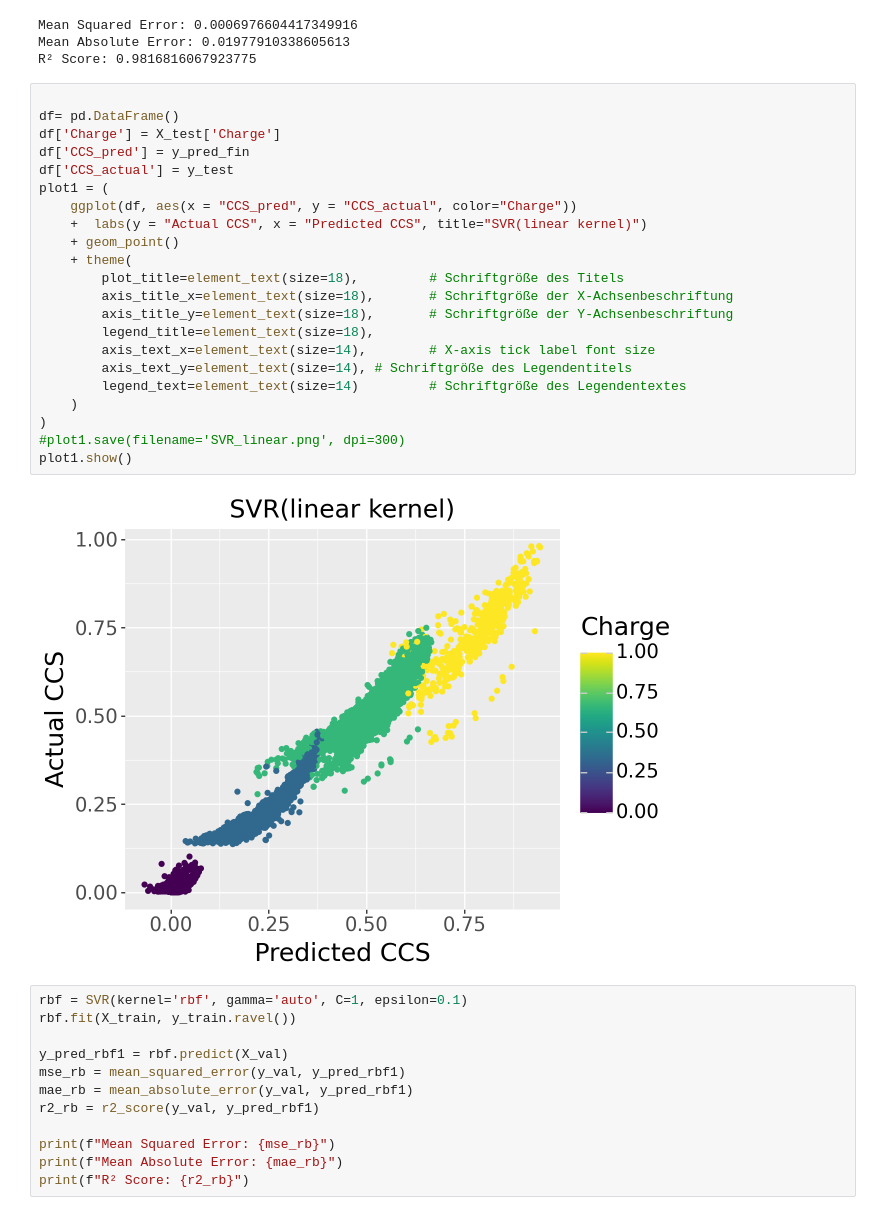
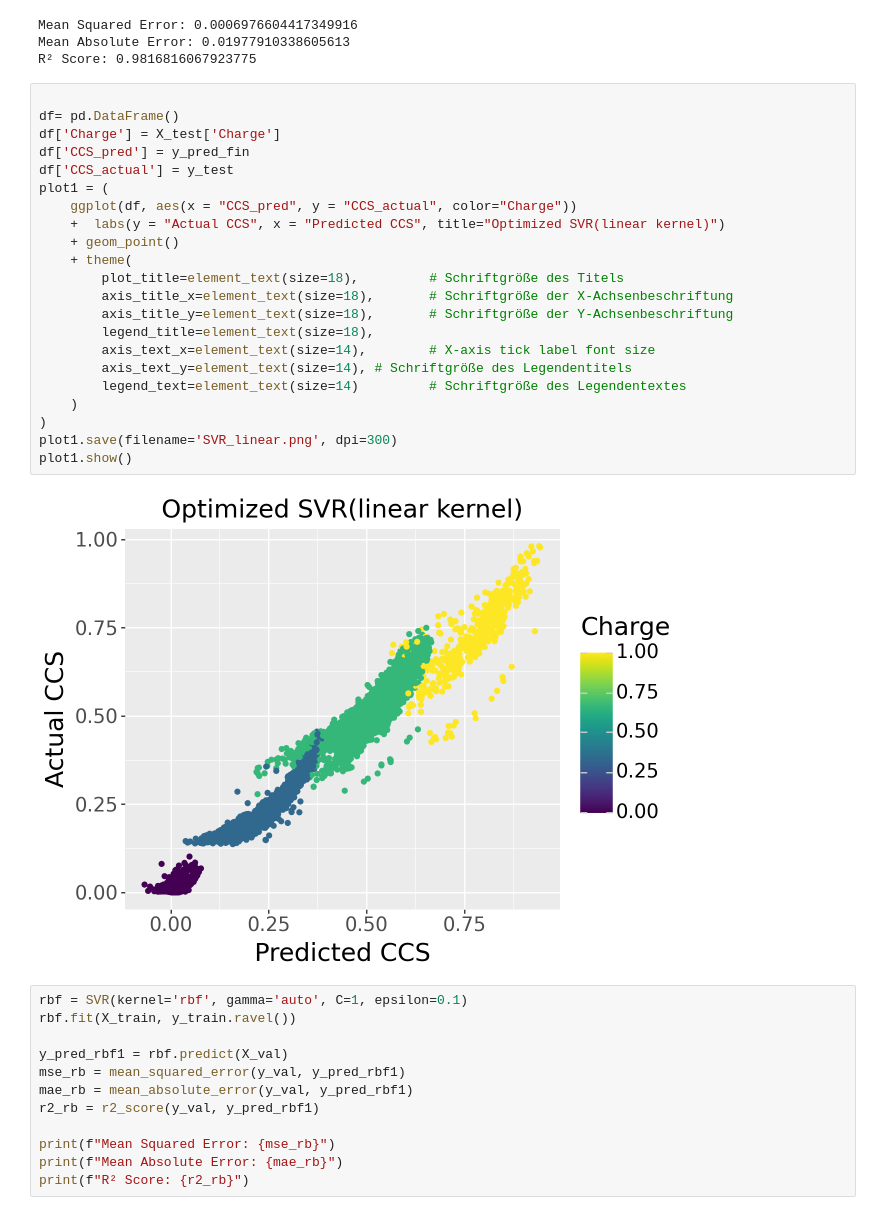
Before and after one commit to PaulSchwarze/PBL_Ion_Mobility, a Jupyter notebook: SVR.ipynb, the cells around one changed output. Drawn from its saved outputs; the diff is of its cells as text.

Commit message:
XGB und SVR finale models unnötiger code entfernt, plots aus paper

```diff
--- a/SVR.ipynb
+++ b/SVR.ipynb
@@ -71,27 +71,27 @@ R² Score: 0.9816816067923775
 # %%
 
 df= pd.DataFrame()
 df['Charge'] = X_test['Charge']
 df['CCS_pred'] = y_pred_fin
 df['CCS_actual'] = y_test
 plot1 = (
     ggplot(df, aes(x = "CCS_pred", y = "CCS_actual", color="Charge"))
-    +  labs(y = "Actual CCS", x = "Predicted CCS", title="SVR(linear kernel)")
+    +  labs(y = "Actual CCS", x = "Predicted CCS", title="Optimized SVR(linear kernel)")
     + geom_point()
     + theme(
         plot_title=element_text(size=18),         # Schriftgröße des Titels
         axis_title_x=element_text(size=18),       # Schriftgröße der X-Achsenbeschriftung
         axis_title_y=element_text(size=18),       # Schriftgröße der Y-Achsenbeschriftung
         legend_title=element_text(size=18),
         axis_text_x=element_text(size=14),        # X-axis tick label font size
         axis_text_y=element_text(size=14), # Schriftgröße des Legendentitels
         legend_text=element_text(size=14)         # Schriftgröße des Legendentextes
     )
 )
-#plot1.save(filename='SVR_linear.png', dpi=300)
+plot1.save(filename='SVR_linear.png', dpi=300)
 plot1.show()
 # %% [output]
-[figure, old version]
+[figure, new version]
 # %%
 rbf = SVR(kernel='rbf', gamma='auto', C=1, epsilon=0.1)
 rbf.fit(X_train, y_train.ravel())
```
Also changed, not shown: parts of 1 cell of this notebook, 4 other files.
